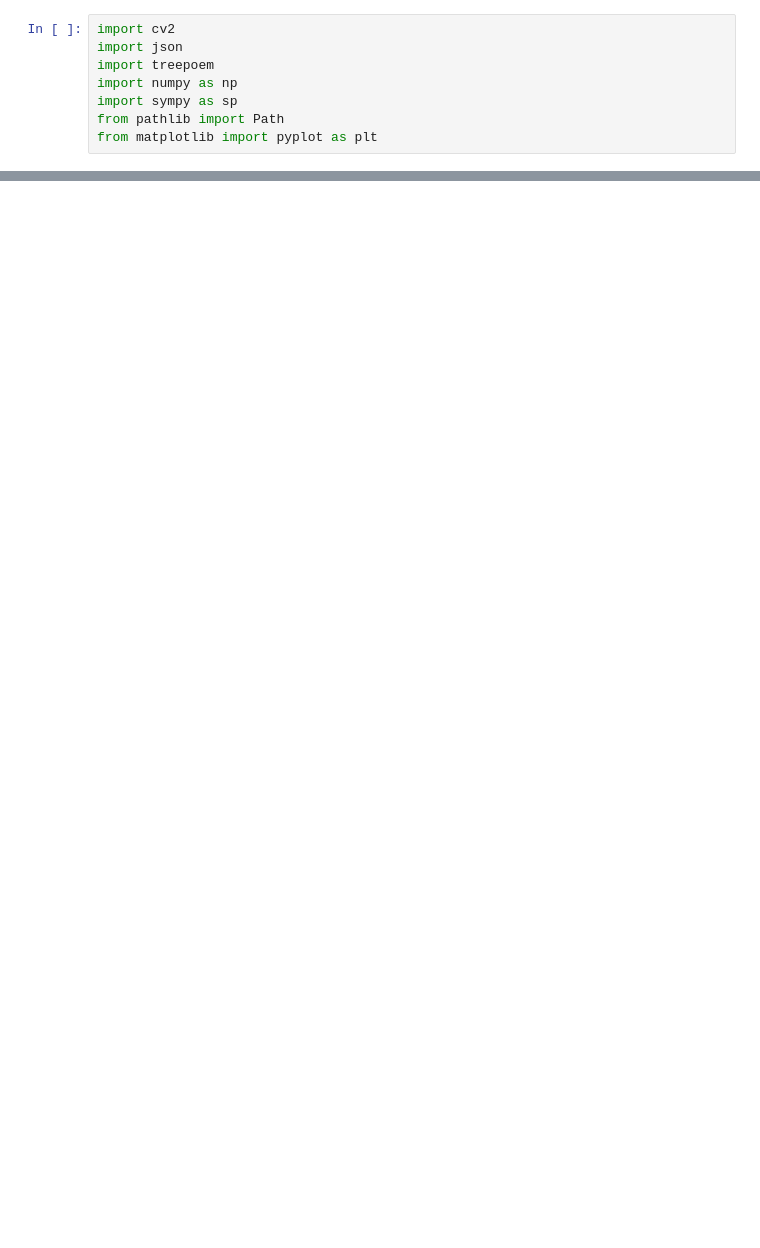
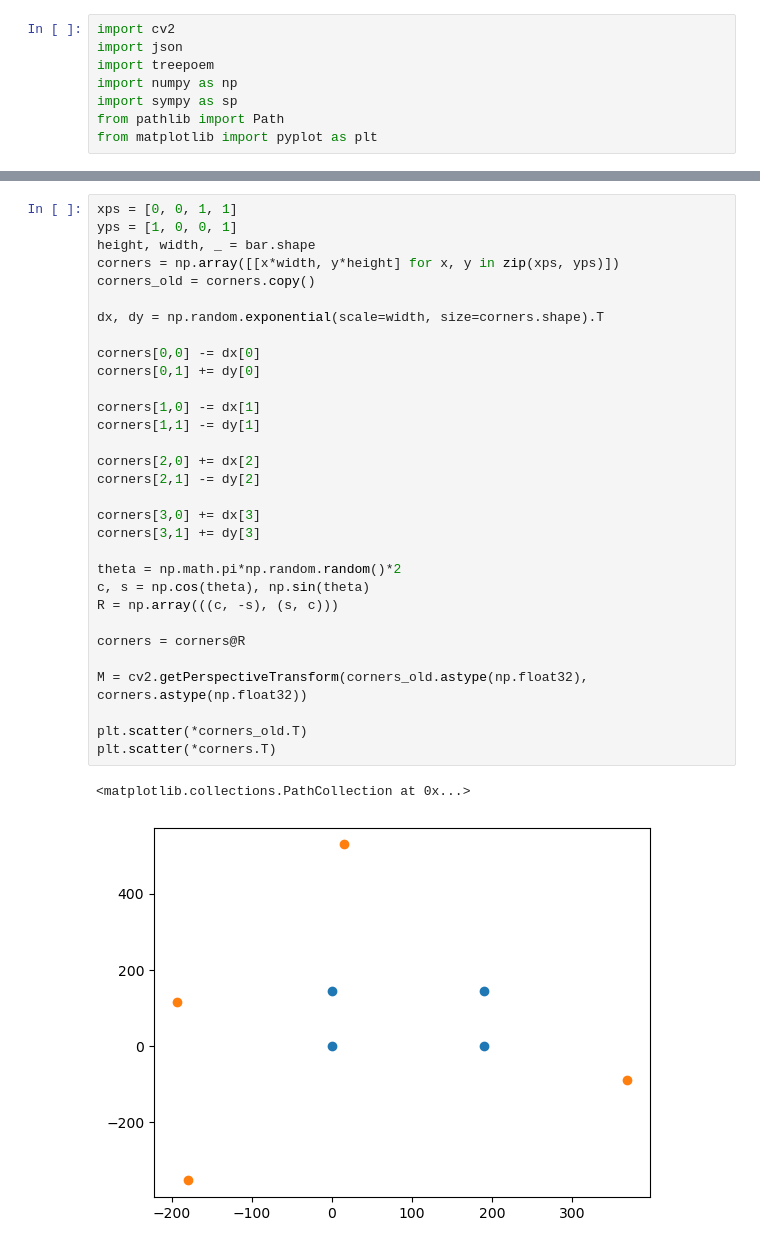
Before and after one commit to Vsevolod-pl/mipt2024s-5-plokhotnyuk-v-o, a Jupyter notebook: code/NonAffine.ipynb, the cells around one changed output, grey strips where cells are left out. Cells and saved outputs as stored; diff of their text form; blank space fills up the shorter version.

Commit message:
implemented generation of perspective transform from points

```diff
--- a/code/NonAffine.ipynb
+++ b/code/NonAffine.ipynb
@@ -37,0 +28,34 @@ array([[ 7.50000000e-01,  2.50000000e-01],
+# %%
+xps = [0, 0, 1, 1]
+yps = [1, 0, 0, 1]
+height, width, _ = bar.shape
+corners = np.array([[x*width, y*height] for x, y in zip(xps, yps)])
+corners_old = corners.copy()
+
+dx, dy = np.random.exponential(scale=width, size=corners.shape).T
+
+corners[0,0] -= dx[0]
+corners[0,1] += dy[0]
+
+corners[1,0] -= dx[1]
+corners[1,1] -= dy[1]
+
+corners[2,0] += dx[2]
+corners[2,1] -= dy[2]
+
+corners[3,0] += dx[3]
+corners[3,1] += dy[3]
+
+theta = np.math.pi*np.random.random()*2
+c, s = np.cos(theta), np.sin(theta)
+R = np.array(((c, -s), (s, c)))
+
+corners = corners@R
+
+M = cv2.getPerspectiveTransform(corners_old.astype(np.float32), corners.astype(np.float32))
+
+plt.scatter(*corners_old.T)
+plt.scatter(*corners.T)
+# %% [output]
+<matplotlib.collections.PathCollection at 0x...>
+[figure, added]
```
Also changed, not shown: parts of 7 cells of this notebook, 2 other files.
